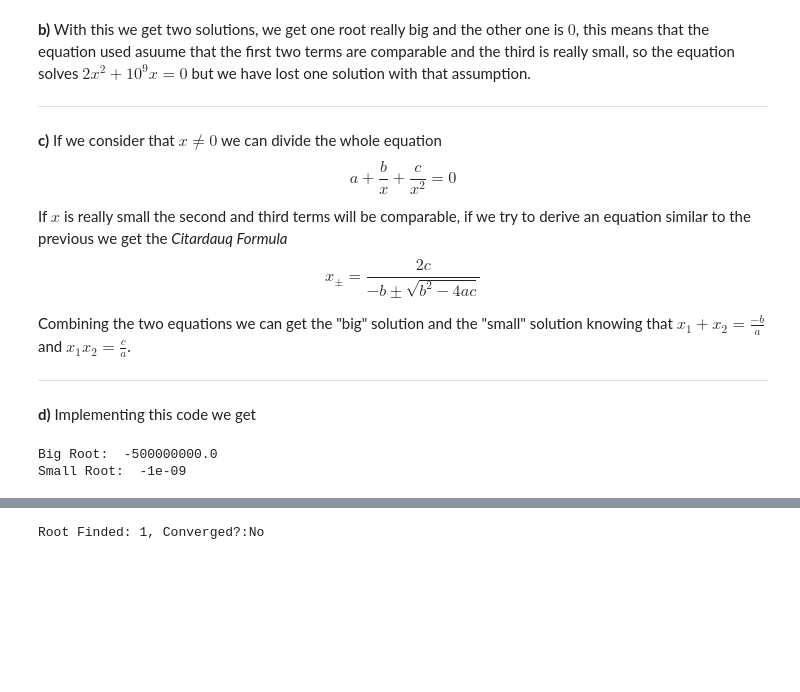
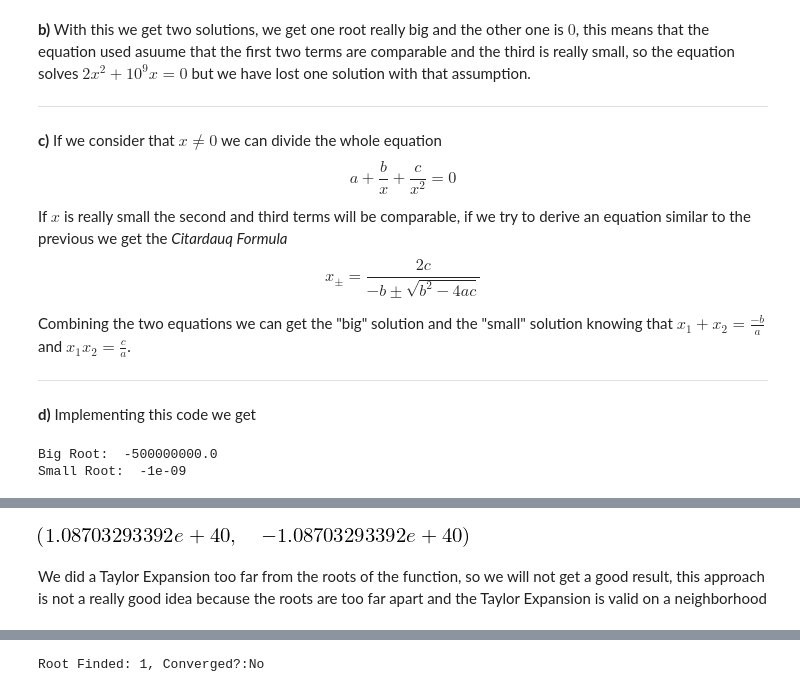
Before and after one commit to Nesus/ANM, a Jupyter notebook: hw1/hw1.ipynb, the cells around one changed output, grey strips where cells are left out. Cells and saved outputs as stored; diff of their text form; code cells hidden in the pictures; blank space fills up the shorter version.

```diff
--- a/hw1/hw1.ipynb
+++ b/hw1/hw1.ipynb
@@ -452,3 +462,31 @@ Both are roots of the equation, each one with different assumptions but both are
+# %%
+def taylor(b):
+    #(1 + 1/np.sqrt(2)) + (1 + 1/np.sqrt(2))*(b-2) - (b-2)**2 / (4*np.sqrt(2)) +(b-2)**3 / (4*np.sqrt(2)) - 9*(b-2)**4 / (32*np.sqrt(2)) + 11*(b-2)**2 / (32*np.sqrt(2))
+    x_1 = (1 + 1/np.sqrt(2)) + (1 + 1/np.sqrt(2))*(b-2)
+    x_2 = (1 - 1/np.sqrt(2)) + (1 - 1/np.sqrt(2))*(b-2)
+
+    term_3 = (b-2)**2/(4*np.sqrt(2))
+    x_1 -= term_3
+    x_2 += term_3
+
+    term_4 = (b-2)**3/(4*np.sqrt(2))
+    x_1 += term_4
+    x_2 -= term_4
+
+    term_5 = 9*(b-2)**4/(32*np.sqrt(2))
+    x_1 -= term_5
+    x_2 += term_5
+
+    term_6 = 11*(b-2)**5/(32*np.sqrt(2))
+    x_1 += term_6
+    x_2 -= term_6
+    return x_1,x_2
+# %%
+taylor(10**9)
+# %% [output]
+[figure, added]
+# %% [markdown]
+We did a Taylor Expansion too far from the roots of the function, so we will not get a good result, this approach is not a really good idea because the roots are too far apart and the Taylor Expansion is valid on a neighborhood
 # %% [markdown]
 ## Question IV
 A real number $r$ is a fix-point of the function $g(x)$ if $g(x) = r$. This notion is useful for example to find roots of certain functions, using a simple algorithm called Fixed Point Iteration.
```
Also changed, not shown: parts of 6 cells of this notebook.
